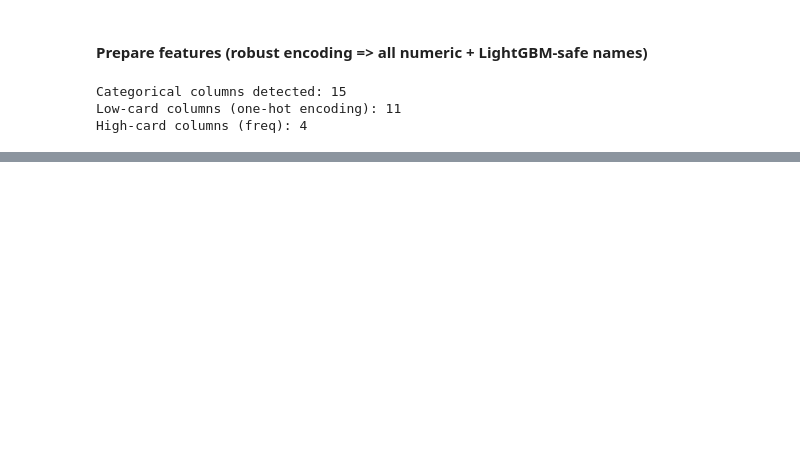
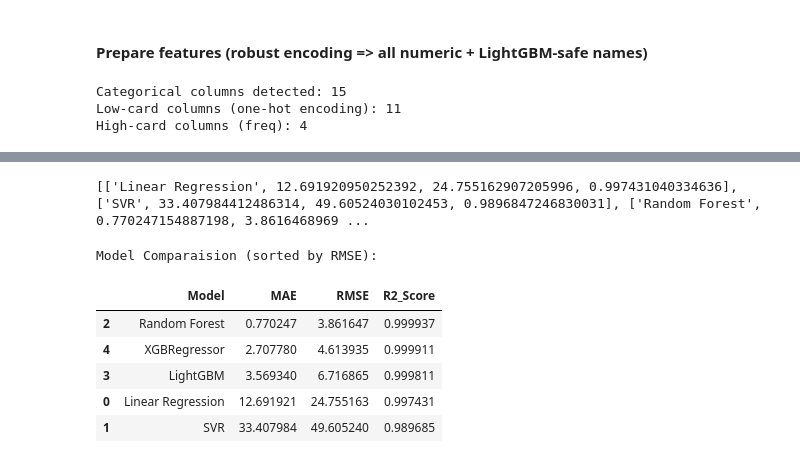
Before and after one commit to Anand-Mansabdar/Major-Project---Calorie-Burn-Prediction, a Jupyter notebook: main.ipynb, the cells around one changed output, grey strips where cells are left out. Cells and saved outputs as stored; diff of their text form; code cells hidden in the pictures; blank space fills up the shorter version.

```diff
--- a/main.ipynb
+++ b/main.ipynb
@@ -353,0 +414,5 @@ High-card columns (freq): 4
+# %%
+# Force numeric - to prevent errors
+for c in X_train.columns:
+  X_train[c] = pd.to_numeric(X_train[c], errors="coerce").fillna(0.0)
+  X_test[c] = pd.to_numeric(X_test[c], errors="coerce").fillna(0.0)
@@ -353,0 +556,17 @@ High-card columns (freq): 4
+# %%
+print(results)
+# %% [output]
+[['Linear Regression', 12.691920950252392, 24.755162907205996, 0.997431040334636], ['SVR', 33.407984412486314, 49.60524030102453, 0.9896847246830031], ['Random Forest', 0.770247154887198, 3.8616468969 ...
+# %%
+# Converting the results(list) to a DataFrame
+results_df = pd.DataFrame(results, columns=["Model", "MAE", "RMSE", "R2_Score"]).sort_values("RMSE")
+print(f"Model Comparaision (sorted by RMSE):")
+results_df
+# %% [output]
+Model Comparaision (sorted by RMSE):
+|  | Model | MAE | RMSE | R2_Score |
+| 2 | Random Forest | 0.770247 | 3.861647 | 0.999937 |
+| 4 | XGBRegressor | 2.707780 | 4.613935 | 0.999911 |
+| 3 | LightGBM | 3.569340 | 6.716865 | 0.999811 |
+| 0 | Linear Regression | 12.691921 | 24.755163 | 0.997431 |
+| 1 | SVR | 33.407984 | 49.605240 | 0.989685 |
```
Also changed, not shown: parts of 15 cells of this notebook.
